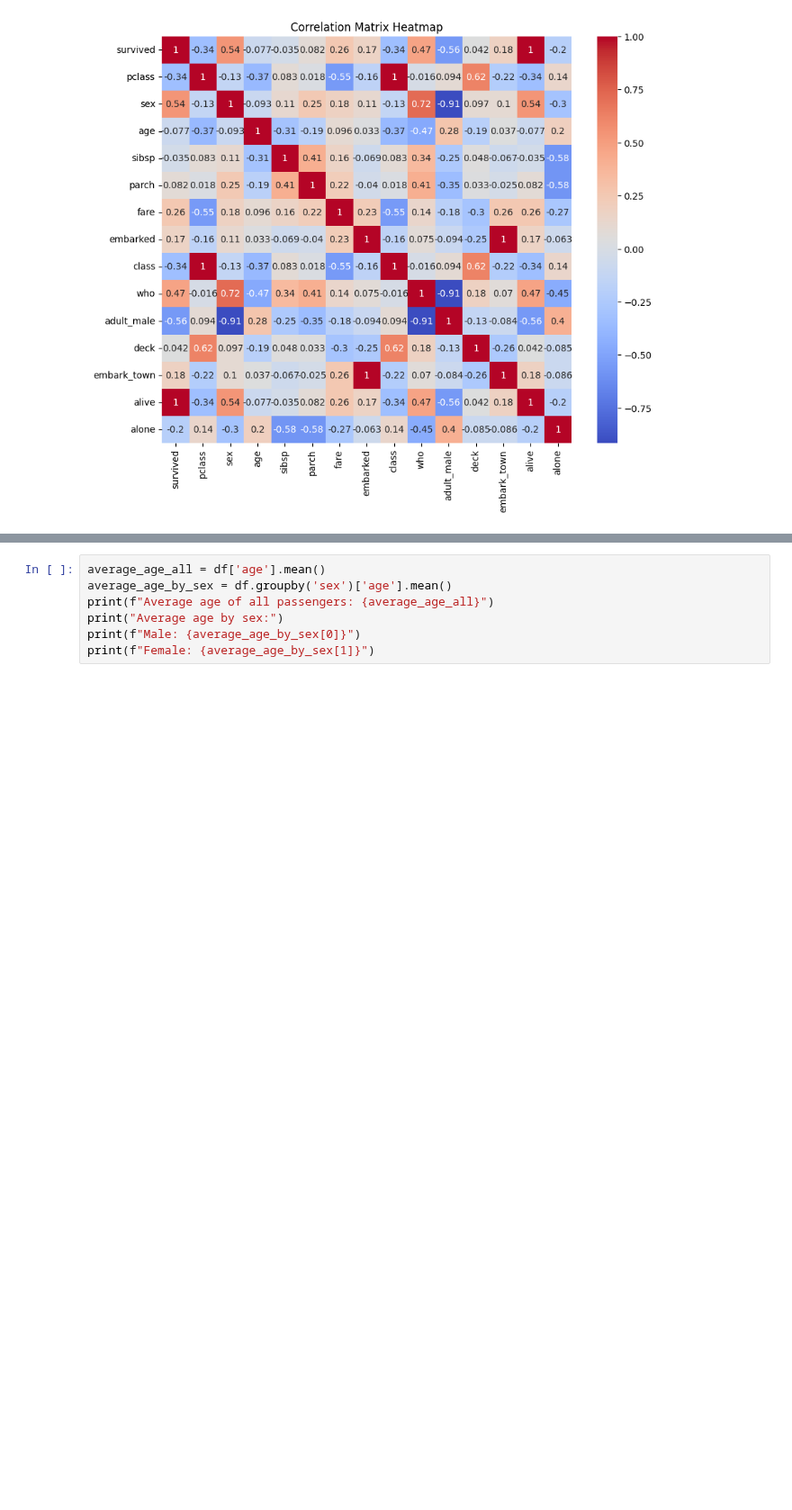
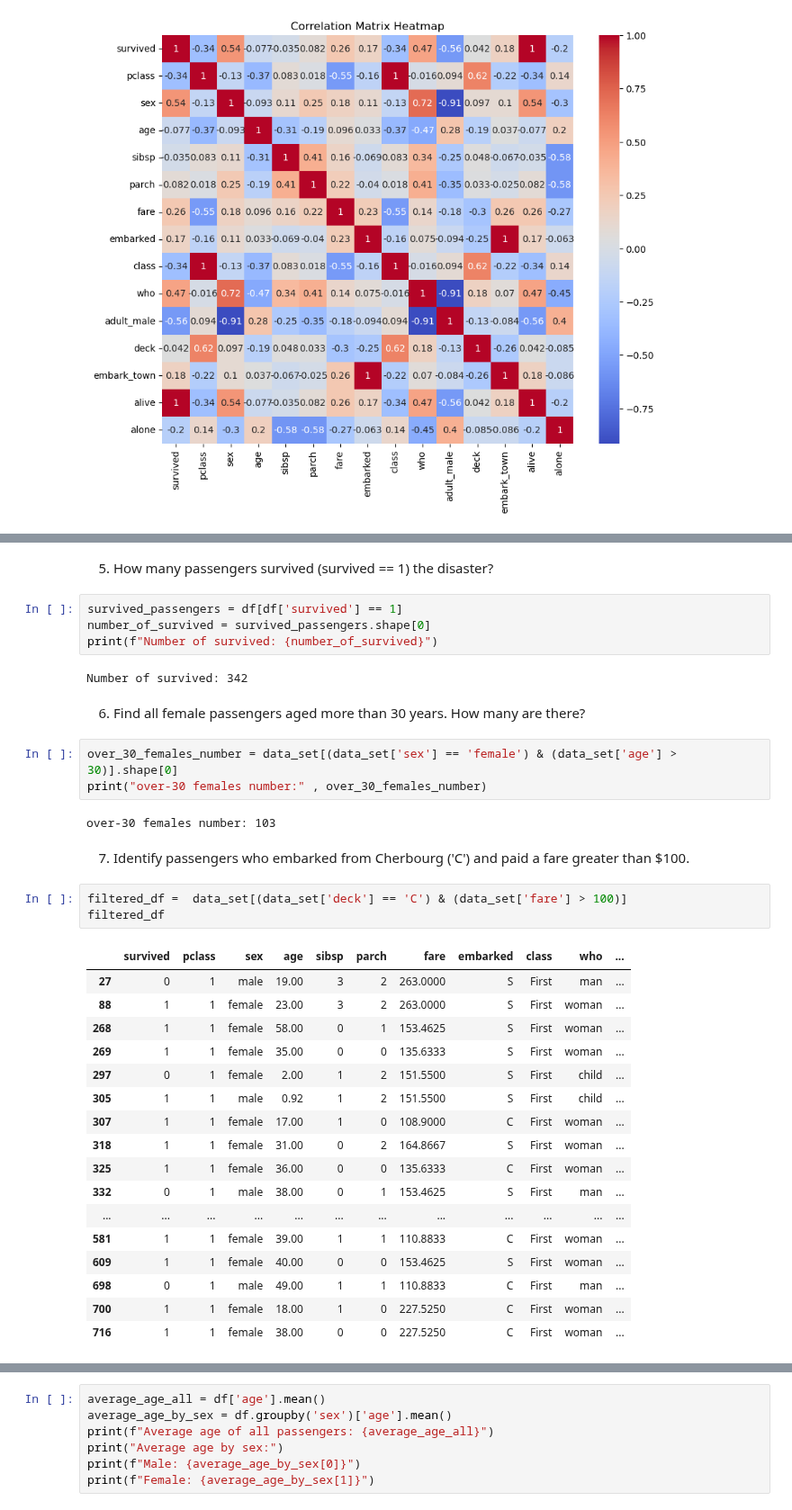
Before and after one commit to tisiphonee/DataS, a Jupyter notebook: CA2/task1.ipynb, the cells around one changed output, grey strips where cells are left out. Shown at 90% size. Cells and saved outputs as stored; diff of their text form; blank space fills up the shorter version.

```diff
--- a/CA2/task1.ipynb
+++ b/CA2/task1.ipynb
@@ -182,0 +188,38 @@ Question 9
+# %% [markdown]
+5. How many passengers survived (survived == 1) the disaster?
+# %%
+survived_passengers = df[df['survived'] == 1]
+number_of_survived = survived_passengers.shape[0]
+print(f"Number of survived: {number_of_survived}")
+# %% [output]
+Number of survived: 342
+# %% [markdown]
+6. Find all female passengers aged more than 30 years. How many are there?
+# %%
+over_30_females_number = data_set[(data_set['sex'] == 'female') & (data_set['age'] > 30)].shape[0]
+print("over-30 females number:" , over_30_females_number)
+# %% [output]
+over-30 females number: 103
+# %% [markdown]
+7. Identify passengers who embarked from Cherbourg ('C') and paid a fare greater than $100.
+# %%
+filtered_df =  data_set[(data_set['deck'] == 'C') & (data_set['fare'] > 100)]
+filtered_df
+# %% [output]
+|  | survived | pclass | sex | age | sibsp | parch | fare | embarked | class | who | ... |
+| 27 | 0 | 1 | male | 19.00 | 3 | 2 | 263.0000 | S | First | man | ... |
+| 88 | 1 | 1 | female | 23.00 | 3 | 2 | 263.0000 | S | First | woman | ... |
+| 268 | 1 | 1 | female | 58.00 | 0 | 1 | 153.4625 | S | First | woman | ... |
+| 269 | 1 | 1 | female | 35.00 | 0 | 0 | 135.6333 | S | First | woman | ... |
+| 297 | 0 | 1 | female | 2.00 | 1 | 2 | 151.5500 | S | First | child | ... |
+| 305 | 1 | 1 | male | 0.92 | 1 | 2 | 151.5500 | S | First | child | ... |
+| 307 | 1 | 1 | female | 17.00 | 1 | 0 | 108.9000 | C | First | woman | ... |
+| 318 | 1 | 1 | female | 31.00 | 0 | 2 | 164.8667 | S | First | woman | ... |
+| 325 | 1 | 1 | female | 36.00 | 0 | 0 | 135.6333 | C | First | woman | ... |
+| 332 | 0 | 1 | male | 38.00 | 0 | 1 | 153.4625 | S | First | man | ... |
+| ... | ... | ... | ... | ... | ... | ... | ... | ... | ... | ... | ... |
+| 581 | 1 | 1 | female | 39.00 | 1 | 1 | 110.8833 | C | First | woman | ... |
+| 609 | 1 | 1 | female | 40.00 | 0 | 0 | 153.4625 | S | First | woman | ... |
+| 698 | 0 | 1 | male | 49.00 | 1 | 1 | 110.8833 | C | First | man | ... |
+| 700 | 1 | 1 | female | 18.00 | 1 | 0 | 227.5250 | C | First | woman | ... |
+| 716 | 1 | 1 | female | 38.00 | 0 | 0 | 227.5250 | C | First | woman | ... |
```
Also changed, not shown: parts of 48 cells of this notebook.
